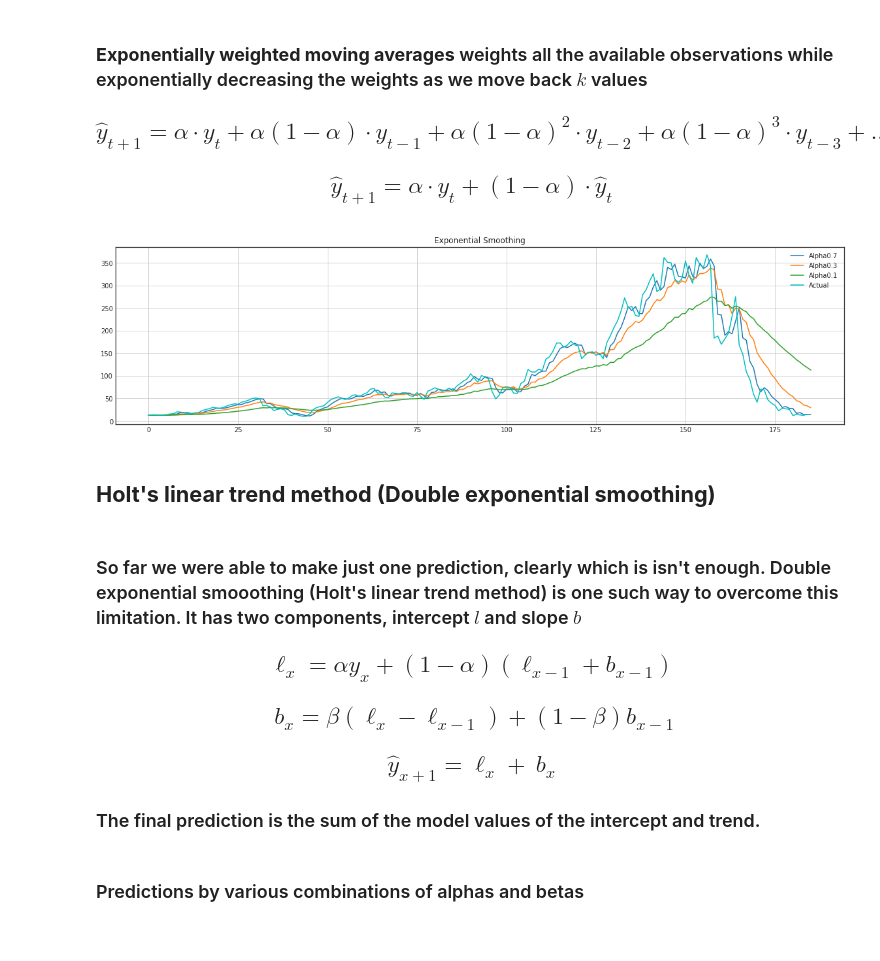
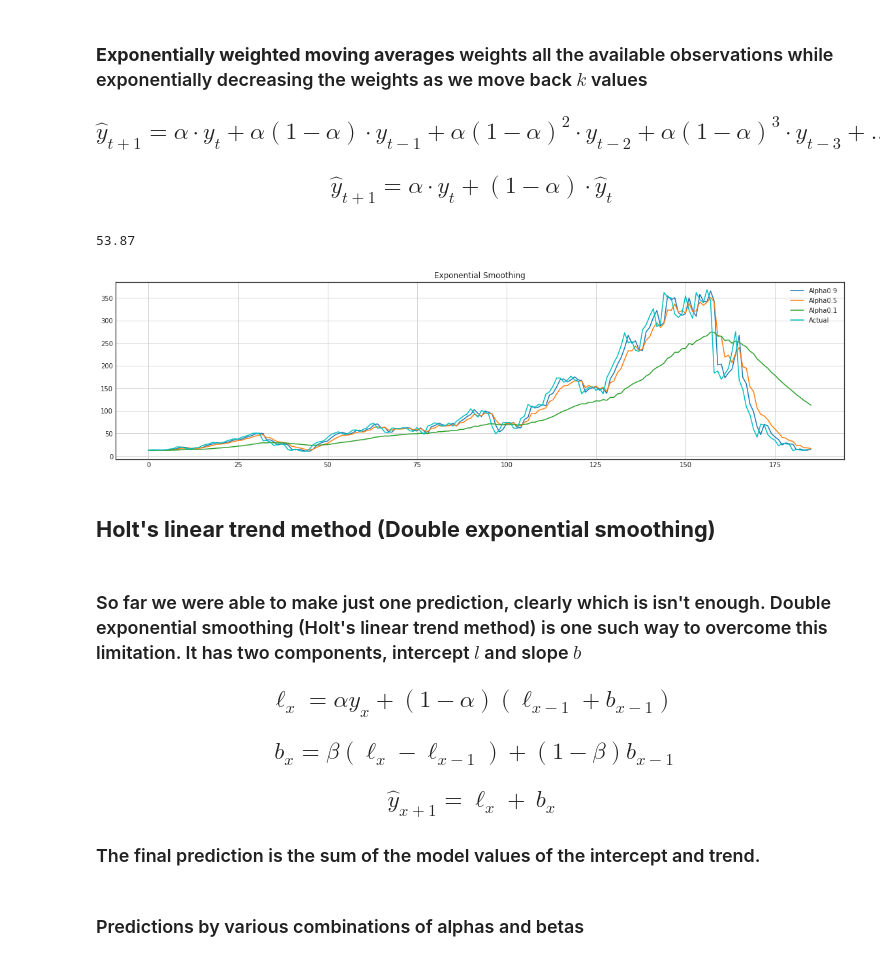
Before and after one commit to Selva-Subramanian/Yes-Bank-Stock-Closing-Price-Prediction, a Jupyter notebook: Yes_Bank_Stock_Closing_Price_Prediction.ipynb, the cells around one changed output. Cells and saved outputs as stored; diff of their text form; code cells hidden in the pictures.

```diff
--- a/Yes_Bank_Stock_Closing_Price_Prediction.ipynb
+++ b/Yes_Bank_Stock_Closing_Price_Prediction.ipynb
@@ -364,14 +587,18 @@ def ema(series, alphas):
     plt.title("Exponential Smoothing")
     plt.legend(loc="best")
     plt.grid(True)
+# %%
+round(exponential_smoothing(df['Close'], alpha=0.2)[-1],2)
+# %% [output]
+53.87
 # %%
-ema(df['Close'], [0.7, 0.3, 0.1])
+ema(df['Close'], [0.9, 0.5, 0.1])
 # %% [output]
-[figure, old version]
+[figure, new version]
 # %% [markdown]
 ## <b> Holt's linear trend method (Double exponential smoothing)
 # %% [markdown]
-### So far we were able to make just one prediction, clearly which is isn't enough. Double exponential smooothing (Holt's linear trend method) is one such way to overcome this limitation. It has two components, intercept $l$ and slope $b$
+### So far we were able to make just one prediction, clearly which is isn't enough. Double exponential smoothing (Holt's linear trend method) is one such way to overcome this limitation. It has two components, intercept $l$ and slope $b$
 ## $$\ell_x = \alpha y_x + (1-\alpha)(\ell_{x-1} + b_{x-1})$$
 ## $$\ b_x = \beta (\ell_x - \ell_{x-1}) + (1-\beta)b_{x-1} $$
 ## $$\hat{y}_{x+1} = \ell_x + \ b_x  $$
```
Also changed, not shown: parts of 66 cells of this notebook.
